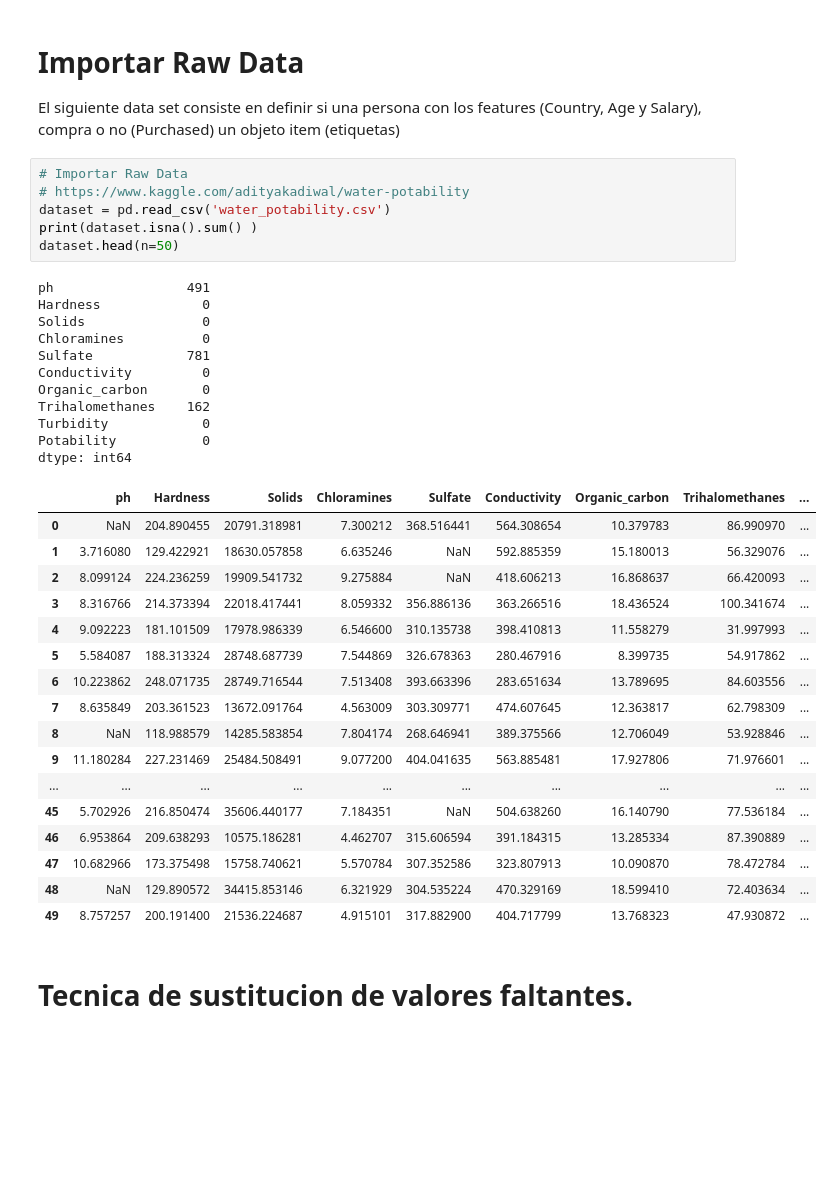
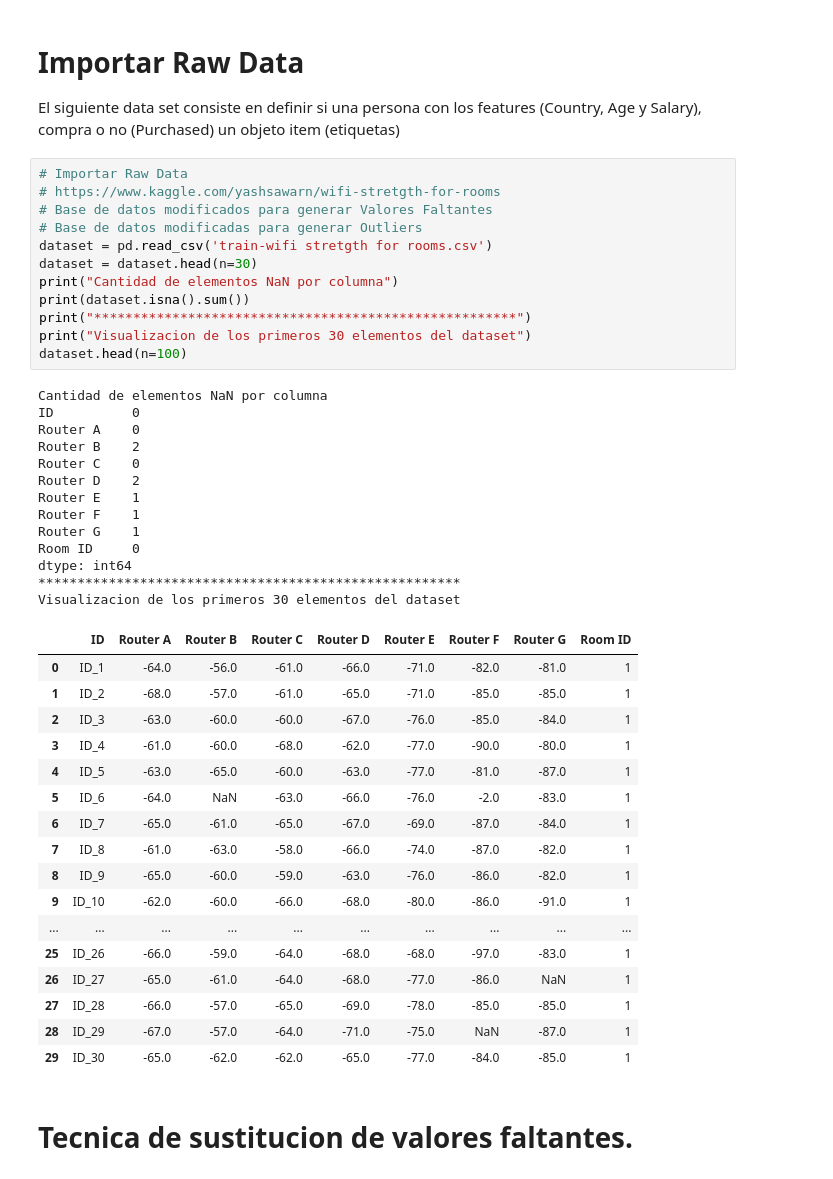
Before and after one commit to stevenjimbus/ReconocimientoPatronesTec, a Jupyter notebook: InvCorta-2-Steven-Jimenez.ipynb, the cells around one changed output. Saved outputs shown, nothing was run; the diff lists cells and outputs as text; blank space fills up the shorter version.

```diff
--- a/InvCorta-2-Steven-Jimenez.ipynb
+++ b/InvCorta-2-Steven-Jimenez.ipynb
@@ -11,39 +12,47 @@ from scipy import stats
 El siguiente data set consiste en definir si una persona con los features (Country, Age y Salary), compra o no (Purchased) un objeto item (etiquetas)
 # %%
 # Importar Raw Data
-# https://www.kaggle.com/adityakadiwal/water-potability
-dataset = pd.read_csv('water_potability.csv')
-print(dataset.isna().sum() )
-dataset.head(n=50)
+# https://www.kaggle.com/yashsawarn/wifi-stretgth-for-rooms
+# Base de datos modificados para generar Valores Faltantes
+# Base de datos modificadas para generar Outliers
+dataset = pd.read_csv('train-wifi stretgth for rooms.csv')
+dataset = dataset.head(n=30)
+print("Cantidad de elementos NaN por columna")
+print(dataset.isna().sum())
+print("******************************************************")
+print("Visualizacion de los primeros 30 elementos del dataset")
+dataset.head(n=100)
 # %% [output]
-ph                 491
-Hardness             0
-Solids               0
-Chloramines          0
-Sulfate            781
-Conductivity         0
-Organic_carbon       0
-Trihalomethanes    162
-Turbidity            0
-Potability           0
+Cantidad de elementos NaN por columna
+ID          0
+Router A    0
+Router B    2
+Router C    0
+Router D    2
+Router E    1
+Router F    1
+Router G    1
+Room ID     0
 dtype: int64
+******************************************************
+Visualizacion de los primeros 30 elementos del dataset
-|  | ph | Hardness | Solids | Chloramines | Sulfate | Conductivity | Organic_carbon | Trihalomethanes | ... |
-| 0 | NaN | 204.890455 | 20791.318981 | 7.300212 | 368.516441 | 564.308654 | 10.379783 | 86.990970 | ... |
-| 1 | 3.716080 | 129.422921 | 18630.057858 | 6.635246 | NaN | 592.885359 | 15.180013 | 56.329076 | ... |
-| 2 | 8.099124 | 224.236259 | 19909.541732 | 9.275884 | NaN | 418.606213 | 16.868637 | 66.420093 | ... |
-| 3 | 8.316766 | 214.373394 | 22018.417441 | 8.059332 | 356.886136 | 363.266516 | 18.436524 | 100.341674 | ... |
-| 4 | 9.092223 | 181.101509 | 17978.986339 | 6.546600 | 310.135738 | 398.410813 | 11.558279 | 31.997993 | ... |
-| 5 | 5.584087 | 188.313324 | 28748.687739 | 7.544869 | 326.678363 | 280.467916 | 8.399735 | 54.917862 | ... |
-| 6 | 10.223862 | 248.071735 | 28749.716544 | 7.513408 | 393.663396 | 283.651634 | 13.789695 | 84.603556 | ... |
-| 7 | 8.635849 | 203.361523 | 13672.091764 | 4.563009 | 303.309771 | 474.607645 | 12.363817 | 62.798309 | ... |
-| 8 | NaN | 118.988579 | 14285.583854 | 7.804174 | 268.646941 | 389.375566 | 12.706049 | 53.928846 | ... |
-| 9 | 11.180284 | 227.231469 | 25484.508491 | 9.077200 | 404.041635 | 563.885481 | 17.927806 | 71.976601 | ... |
+|  | ID | Router A | Router B | Router C | Router D | Router E | Router F | Router G | Room ID |
+| 0 | ID_1 | -64.0 | -56.0 | -61.0 | -66.0 | -71.0 | -82.0 | -81.0 | 1 |
+| 1 | ID_2 | -68.0 | -57.0 | -61.0 | -65.0 | -71.0 | -85.0 | -85.0 | 1 |
+| 2 | ID_3 | -63.0 | -60.0 | -60.0 | -67.0 | -76.0 | -85.0 | -84.0 | 1 |
+| 3 | ID_4 | -61.0 | -60.0 | -68.0 | -62.0 | -77.0 | -90.0 | -80.0 | 1 |
+| 4 | ID_5 | -63.0 | -65.0 | -60.0 | -63.0 | -77.0 | -81.0 | -87.0 | 1 |
+| 5 | ID_6 | -64.0 | NaN | -63.0 | -66.0 | -76.0 | -2.0 | -83.0 | 1 |
+| 6 | ID_7 | -65.0 | -61.0 | -65.0 | -67.0 | -69.0 | -87.0 | -84.0 | 1 |
+| 7 | ID_8 | -61.0 | -63.0 | -58.0 | -66.0 | -74.0 | -87.0 | -82.0 | 1 |
+| 8 | ID_9 | -65.0 | -60.0 | -59.0 | -63.0 | -76.0 | -86.0 | -82.0 | 1 |
+| 9 | ID_10 | -62.0 | -60.0 | -66.0 | -68.0 | -80.0 | -86.0 | -91.0 | 1 |
 | ... | ... | ... | ... | ... | ... | ... | ... | ... | ... |
-| 45 | 5.702926 | 216.850474 | 35606.440177 | 7.184351 | NaN | 504.638260 | 16.140790 | 77.536184 | ... |
-| 46 | 6.953864 | 209.638293 | 10575.186281 | 4.462707 | 315.606594 | 391.184315 | 13.285334 | 87.390889 | ... |
-| 47 | 10.682966 | 173.375498 | 15758.740621 | 5.570784 | 307.352586 | 323.807913 | 10.090870 | 78.472784 | ... |
-| 48 | NaN | 129.890572 | 34415.853146 | 6.321929 | 304.535224 | 470.329169 | 18.599410 | 72.403634 | ... |
-| 49 | 8.757257 | 200.191400 | 21536.224687 | 4.915101 | 317.882900 | 404.717799 | 13.768323 | 47.930872 | ... |
+| 25 | ID_26 | -66.0 | -59.0 | -64.0 | -68.0 | -68.0 | -97.0 | -83.0 | 1 |
+| 26 | ID_27 | -65.0 | -61.0 | -64.0 | -68.0 | -77.0 | -86.0 | NaN | 1 |
+| 27 | ID_28 | -66.0 | -57.0 | -65.0 | -69.0 | -78.0 | -85.0 | -85.0 | 1 |
+| 28 | ID_29 | -67.0 | -57.0 | -64.0 | -71.0 | -75.0 | NaN | -87.0 | 1 |
+| 29 | ID_30 | -65.0 | -62.0 | -62.0 | -65.0 | -77.0 | -84.0 | -85.0 | 1 |
 # %% [markdown]
 # Tecnica de sustitucion de valores faltantes.
 # %%
```
Also changed, not shown: parts of 5 cells of this notebook, 4 other files.
